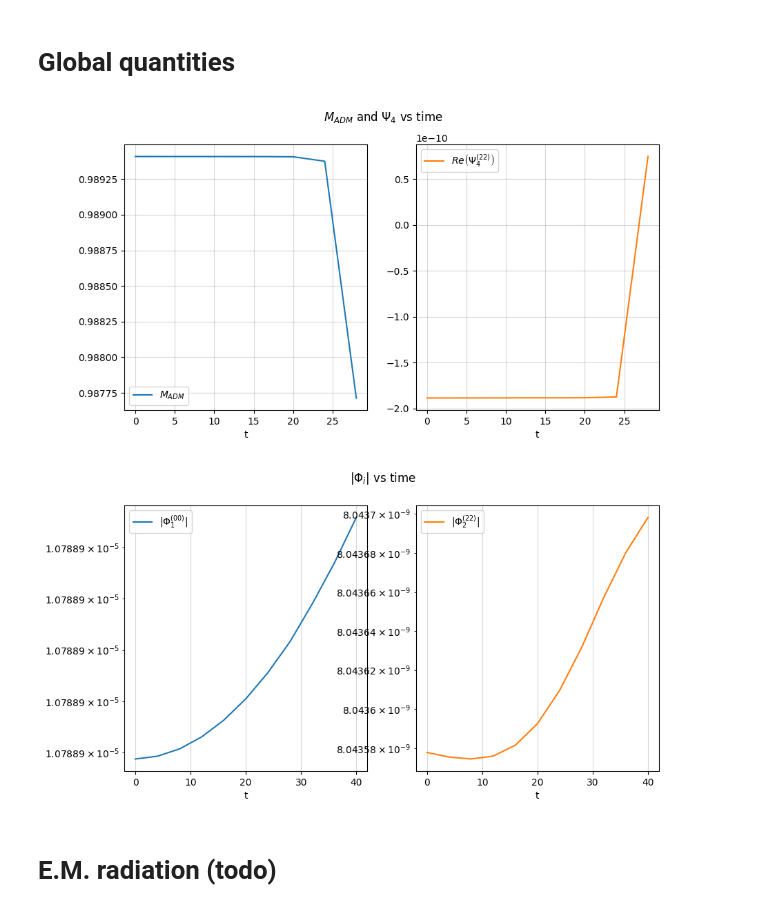
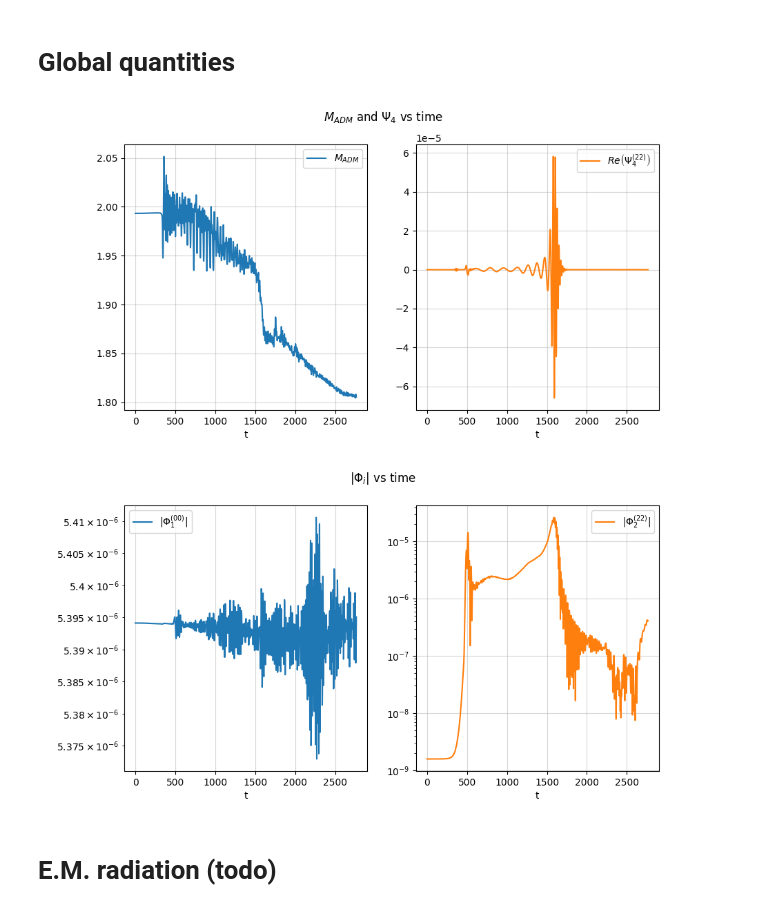
Before and after one commit to jpmvferreira/dyonic-collision-private, a Jupyter notebook: analyze/evolution.ipynb, the cells around one changed output. Cells and saved outputs as stored; diff of their text form; code cells hidden in the pictures.

Commit message:
updated PN momentum, ran more simulations

```diff
--- a/analyze/evolution.ipynb
+++ b/analyze/evolution.ipynb
@@ -94,7 +94,7 @@ def plot_faded_trail(ax, x, y, z, color, max_length=50, linewidth=1.5):
 # %% [markdown]
 # Fetch data
 # %%
-sd       = SimDir("../simulations/NRID_BSSN_L=504_k=1_t=0.5,0.25_alpha-minus=-0.5pi_x0=10_QuasiCircular_NoSpin_h=6")
+sd       = SimDir("../simulations/NRID_BSSN_L=504_k=1_t=0,0_alpha-minus=0_x0=10_QuasiCircular_NoSpin_h=6")
 ts       = sd.timeseries
 gf       = sd.gf
 hc_norm  = ts.norm2["hc"]
@@ -262,7 +263,7 @@ ax[1,1].legend();
 fig, (ax1,ax2) = plt.subplots(1, 2, figsize=(10,5))
 plt.suptitle(r"$M_{ADM}$ and $\Psi_4$ vs time")
 
-R = 240
+R = 480
 
 M = hor[5,6].adm_energy
 psi4_22 = muls["Psi4"][R][(2,2)]
@@ -279,31 +280,31 @@ ax2.grid(alpha=0.5)
 ax2.set_xlabel("t")
 ax2.legend();
 # %% [output]
-[figure, old version]
+[figure, new version]
 # %%
 fig, (ax1,ax2) = plt.subplots(1, 2, figsize=(10,5))
 plt.suptitle(r"$|\Phi_i|$ vs time")
 
-R = 240
+R = 480
 
 Phi1_00 = muls["Phi1"][R][(0,0)]
 Phi2_22 = muls["Phi2"][R][(2,2)]
 
 ax1.plot(Phi1_00.t, sqrt(Phi1_00.y.real**2 + Phi1_00.y.imag**2), label=r"$|\Phi_1^{(00)}|$", color="C0")
 
 ax1.grid(alpha=0.5)
 ax1.set_xlabel("t")
 ax1.set_yscale("log")
 ax1.legend()
 
 ax2.plot(Phi2_22.t, sqrt(Phi2_22.y.real**2 + Phi2_22.y.imag**2), label=r"$|\Phi_2^{(22)}|$", color="C1")
 
 ax2.grid(alpha=0.5)
 ax2.set_xlabel("t")
 ax2.set_yscale("log")
 ax2.legend();
 # %% [output]
-[figure, old version]
+[figure, new version]
 # %% [markdown]
 # E.M. radiation (todo)
 # %%
```
Also changed, not shown: parts of 5 cells of this notebook, 39 other files.
